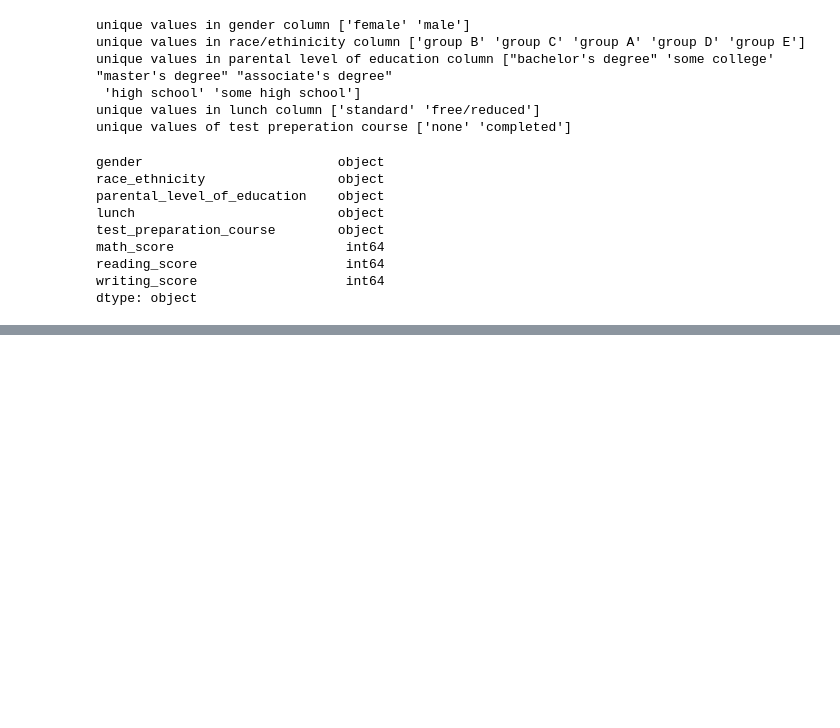
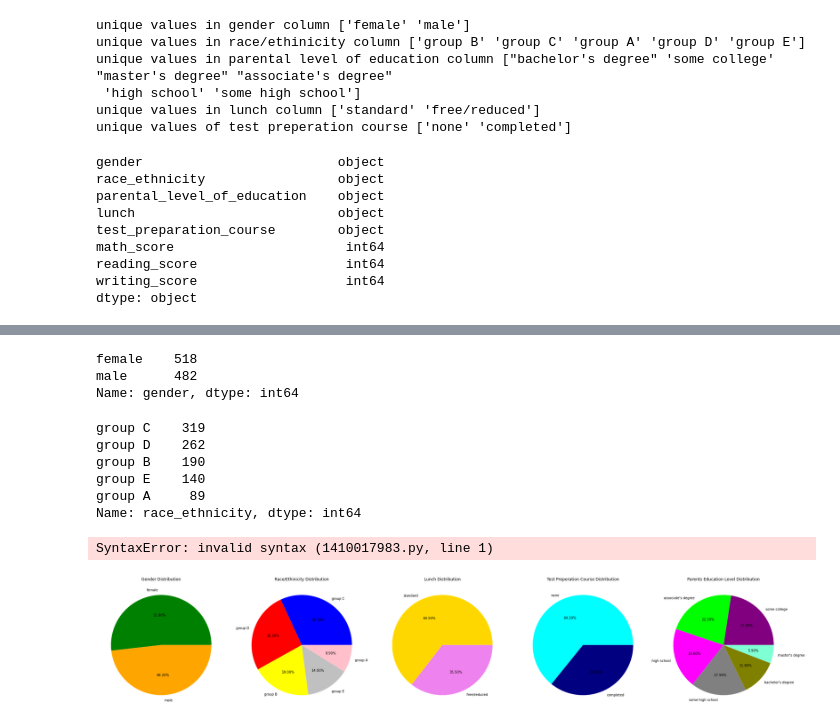
Before and after one commit to Shankari-Mohanakrishnan/Data-science, a Jupyter notebook: data/EDA students performance.ipynb, the cells around one changed output, grey strips where cells are left out. Drawn from its saved outputs; the diff is of its cells as text; code cells hidden in the pictures; blank space fills up the shorter version.

```diff
--- a/data/EDA students performance.ipynb
+++ b/data/EDA students performance.ipynb
@@ -285,0 +303,63 @@ plt.show()
+# %%
+size = df['gender'].value_counts()
+size
+# %% [output]
+female    518
+male      482
+Name: gender, dtype: int64
+# %%
+size = df['race_ethnicity'].value_counts()
+size
+# %% [output]
+group C    319
+group D    262
+group B    190
+group E    140
+group A     89
+Name: race_ethnicity, dtype: int64
+# %%
+Multivarient Analysis Of Categorical Varaibles
+# %% [output]
+SyntaxError: invalid syntax (1410017983.py, line 1)
+# %%
+plt.subplots(1,5,figsize=(30,8))
+plt.subplot(1,5,1)
+
+size = df['gender'].value_counts()
+labels = ['female','male']
+colors = ['green','orange']
+plt.pie(size, labels=labels, colors=colors, autopct="%.2f%%")
+plt.title('Gender Distribution')
+
+plt.subplot(1,5,2)
+size = df['race_ethnicity'].value_counts()
+labels = ['group C','group D','group B', 'group E','group A']
+colors = ['blue','red','yellow','silver','pink']
+plt.pie(size, labels=labels, colors=colors, autopct="%.2f%%")
+plt.title('Race/Ethinicity Distribution')
+
+plt.subplot(1,5,3)
+size = df['lunch'].value_counts()
+labels = ['standard','free/reduced ']
+colors = ['gold','violet']
+plt.pie(size, labels=labels, colors=colors, autopct="%.2f%%")
+plt.title('Lunch Distribution')
+
+plt.subplot(1,5,4)
+size = df['test_preparation_course'].value_counts()
+labels = ['none','completed']
+colors = ['cyan','navy']
+plt.pie(size, labels=labels, colors=colors, autopct="%.2f%%")
+plt.title('Test Preperation Course Distribution')
+
+plt.subplot(1,5,5)
+size = df['parental_level_of_education'].value_counts()
+labels = ['some college',"associate's degree",'high school', 'some high school',"bachelor's degree","master's degree "]
+colors = ['purple','lime','magenta','grey','olive','aquamarine']
+plt.pie(size, labels=labels, colors=colors, autopct="%.2f%%")
+plt.title('Parents Education Level Distribution')
+
+plt.tight_layout()
+plt.show()
+# %% [output]
+[figure, added]
```
Also changed, not shown: parts of 43 cells of this notebook.
